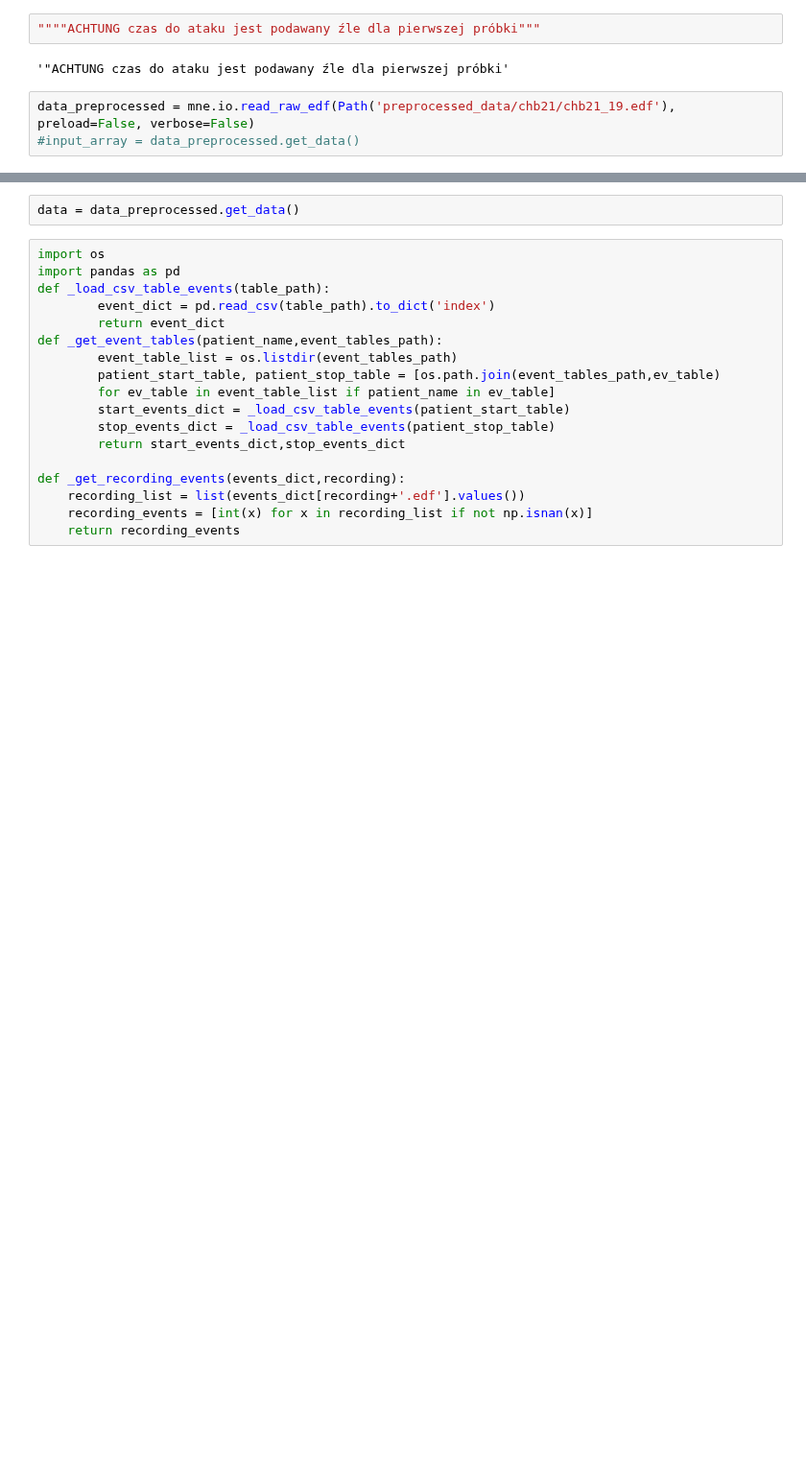
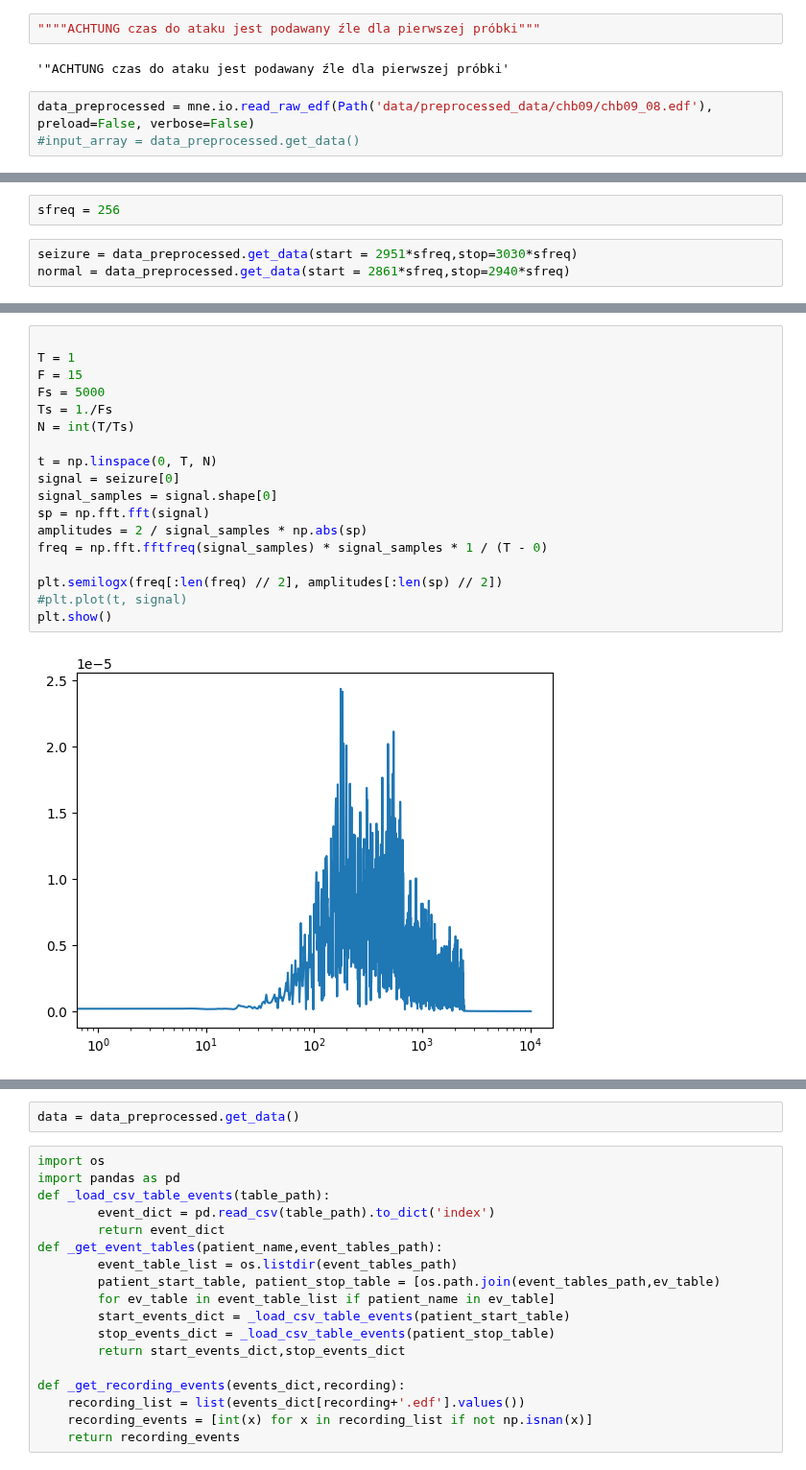
Before and after one commit to szmazurek/sano_eeg, a Jupyter notebook: test.ipynb, the cells around one changed output, grey strips where cells are left out. Shown at 96% size. Saved outputs shown, nothing was run; the diff lists cells and outputs as text; blank space fills up the shorter version.

```diff
--- a/test.ipynb
+++ b/test.ipynb
@@ -15,5 +16,5 @@ import networkx as nx
 # %% [output]
 '"ACHTUNG czas do ataku jest podawany źle dla pierwszej próbki'
 # %%
-data_preprocessed = mne.io.read_raw_edf(Path('preprocessed_data/chb21/chb21_19.edf'), preload=False, verbose=False)
+data_preprocessed = mne.io.read_raw_edf(Path('data/preprocessed_data/chb09/chb09_08.edf'), preload=False, verbose=False)
 #input_array = data_preprocessed.get_data()
@@ -19,0 +36,5 @@ data_preprocessed = mne.io.read_raw_edf(Path('preprocessed_data/chb21/chb21_19.e
+# %%
+sfreq = 256
+# %%
+seizure = data_preprocessed.get_data(start = 2951*sfreq,stop=3030*sfreq)
+normal = data_preprocessed.get_data(start = 2861*sfreq,stop=2940*sfreq)
@@ -19,0 +52,20 @@ data_preprocessed = mne.io.read_raw_edf(Path('preprocessed_data/chb21/chb21_19.e
+# %%
+
+T = 1
+F = 15
+Fs = 5000
+Ts = 1./Fs
+N = int(T/Ts)
+
+t = np.linspace(0, T, N)
+signal = seizure[0]
+signal_samples = signal.shape[0]
+sp = np.fft.fft(signal)
+amplitudes = 2 / signal_samples * np.abs(sp)
+freq = np.fft.fftfreq(signal_samples) * signal_samples * 1 / (T - 0)
+
+plt.semilogx(freq[:len(freq) // 2], amplitudes[:len(sp) // 2])
+#plt.plot(t, signal)
+plt.show()
+# %% [output]
+[figure, added]
```
Also changed, not shown: parts of 16 cells of this notebook, 3 other files.
